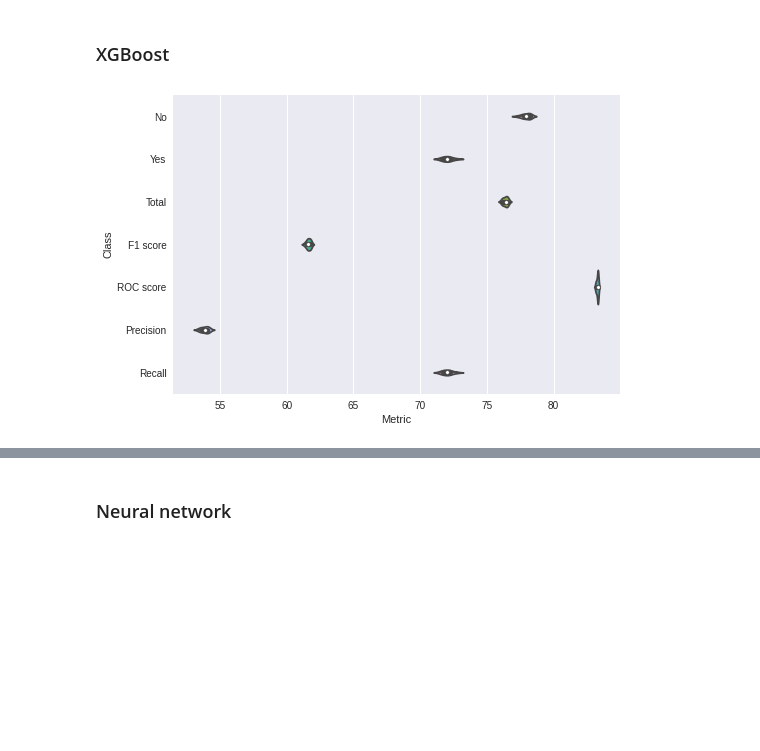
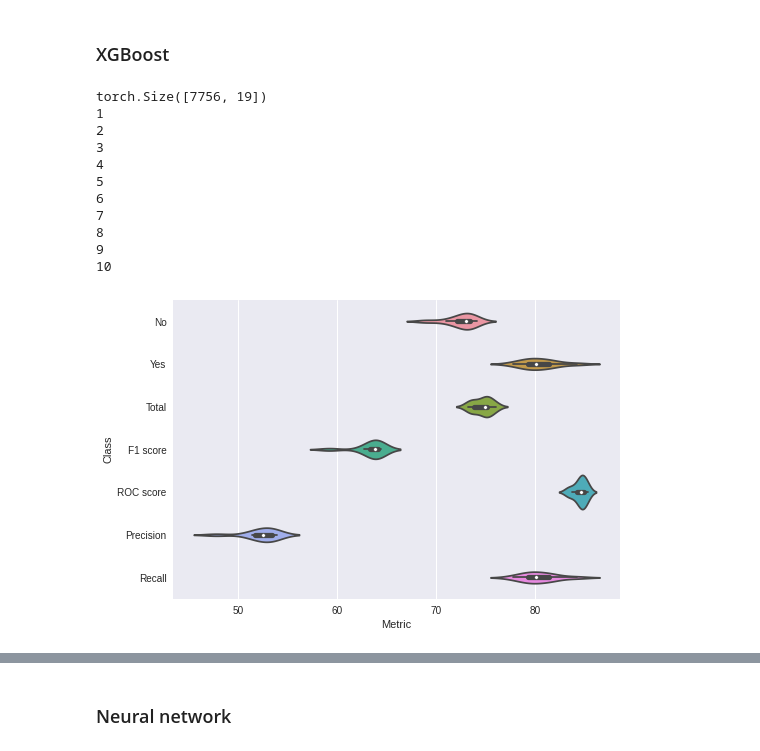
Before and after one commit to wwydmanski/hypernet-cnn, a Jupyter notebook: Benchmarks/Blastchar benchmark.ipynb, the cells around one changed output, grey strips where cells are left out. Drawn from its saved outputs; the diff is of its cells as text; code cells hidden in the pictures; blank space fills up the shorter version.

```diff
--- a/Benchmarks/Blastchar benchmark.ipynb
+++ b/Benchmarks/Blastchar benchmark.ipynb
@@ -40,12 +60,10 @@ DEVICE = 'cuda:1'
 # %%
 data = pd.read_csv("../data/Blastchar/churn.csv")
 # %%
-def show_fractions(arr):
-    for cls_ in sorted(pd.unique(arr)):
-        print(f"{cls_} samples: {(arr==cls_).sum()} ({(arr==cls_).sum()/len(arr)*100:.1f}%)")
-
 processed_data = data.copy()
 del processed_data["customerID"]
+processed_data = processed_data[processed_data['TotalCharges'] != " "]
+processed_data['TotalCharges'] = pd.to_numeric(processed_data['TotalCharges'])
 
 y_label_enc = LabelEncoder()
 y = y_label_enc.fit_transform(processed_data["Churn"].values)
@@ -234,18 +133,28 @@ from xgboost import XGBClassifier
 # %%
 def get_xgboost():
     random_seed = np.random.randint(1024)
     return XGBClassifier(
         verbosity=0,
         random_state=random_seed,
         subsample=0.98,
         use_label_encoder=False)
 
 xgb_dframe = test_model(get_xgboost,
-                        (X_train, y_train),
-                        (X_test, y_test),
+                        (X, y),
                         label_encoder=y_label_enc, iters=10)
 # %% [output]
+torch.Size([7756, 19])
+1
+2
+3
+4
+5
+6
+7
+8
+9
+10
-[figure, old version]
+[figure, new version]
 # %%
 print_statistics(xgb_dframe)
 # %% [output]
```
Also changed, not shown: parts of 31 cells of this notebook, 9 other files.
